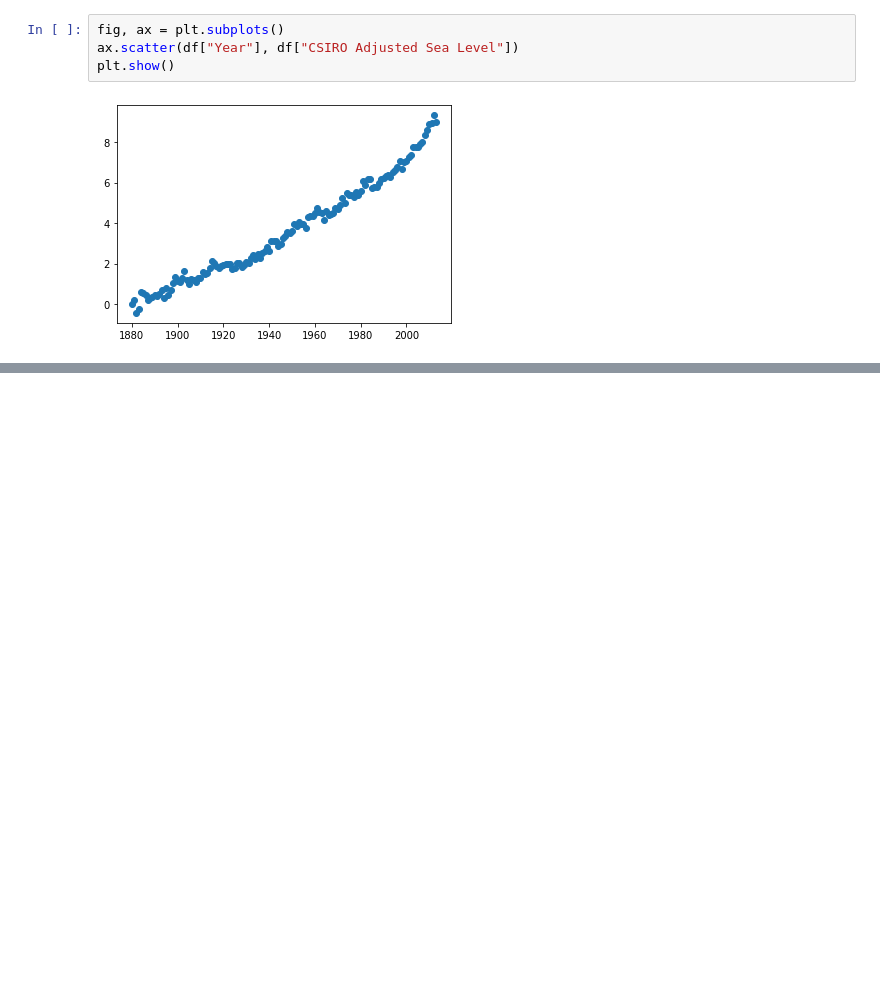
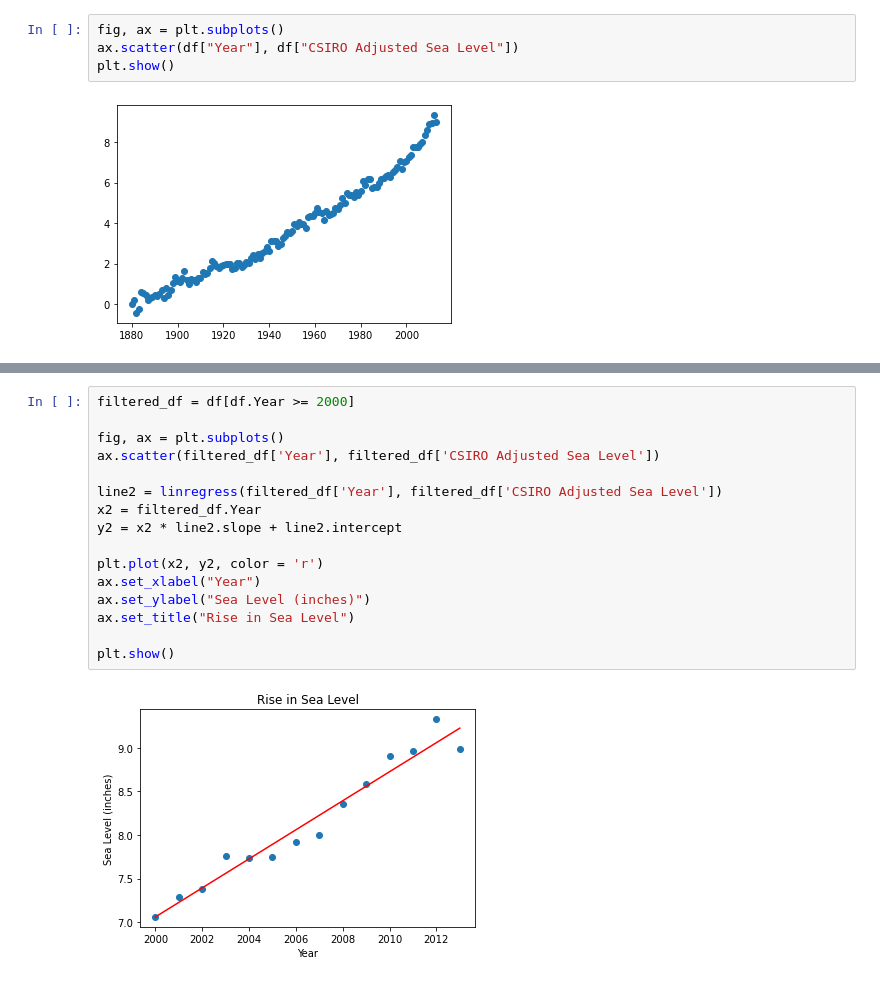
Before and after one commit to omarabdelaz1z/freecodecamp-data-analysis-with-python, a Jupyter notebook: Projects/Sea Level Predictor/sea_level_predictor.ipynb, the cells around one changed output, grey strips where cells are left out. Drawn from its saved outputs; the diff is of its cells as text; blank space fills up the shorter version.

```diff
--- a/Projects/Sea Level Predictor/sea_level_predictor.ipynb
+++ b/Projects/Sea Level Predictor/sea_level_predictor.ipynb
@@ -64,3 +50,21 @@ plt.show()
+# %%
+filtered_df = df[df.Year >= 2000]
+
+fig, ax = plt.subplots()
+ax.scatter(filtered_df['Year'], filtered_df['CSIRO Adjusted Sea Level'])
+
+line2 = linregress(filtered_df['Year'], filtered_df['CSIRO Adjusted Sea Level'])
+x2 = filtered_df.Year
+y2 = x2 * line2.slope + line2.intercept
+
+plt.plot(x2, y2, color = 'r')
+ax.set_xlabel("Year")
+ax.set_ylabel("Sea Level (inches)")
+ax.set_title("Rise in Sea Level")
+
+plt.show()
+# %% [output]
+[figure, added]
 # %%
 import pandas as pd
 import matplotlib.pyplot as plt
```
Also changed, not shown: parts of 3 cells of this notebook.
